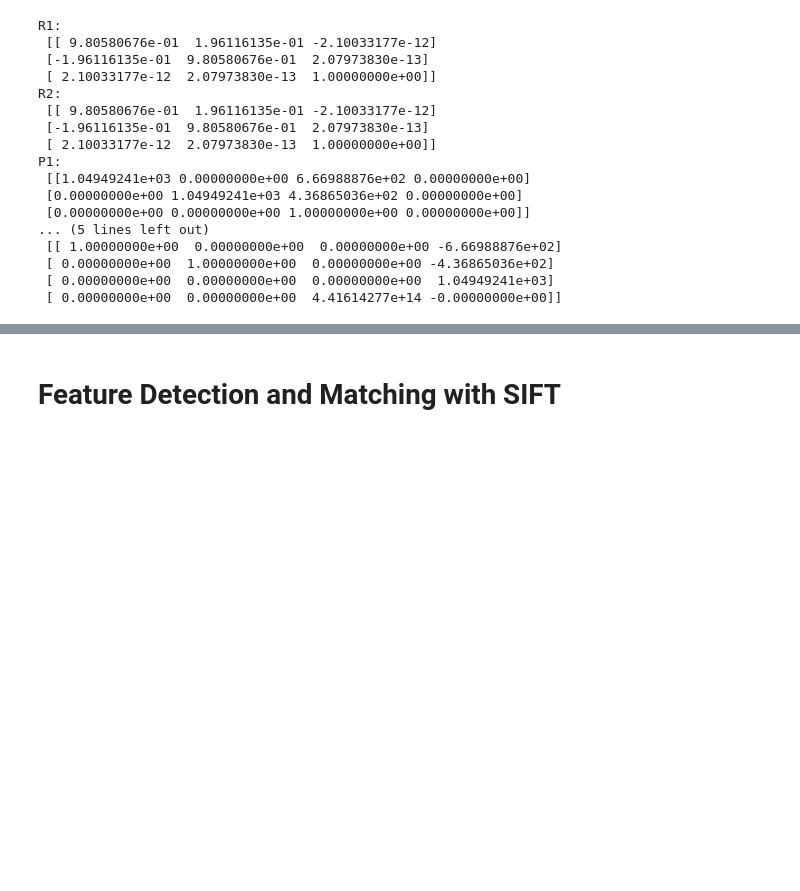
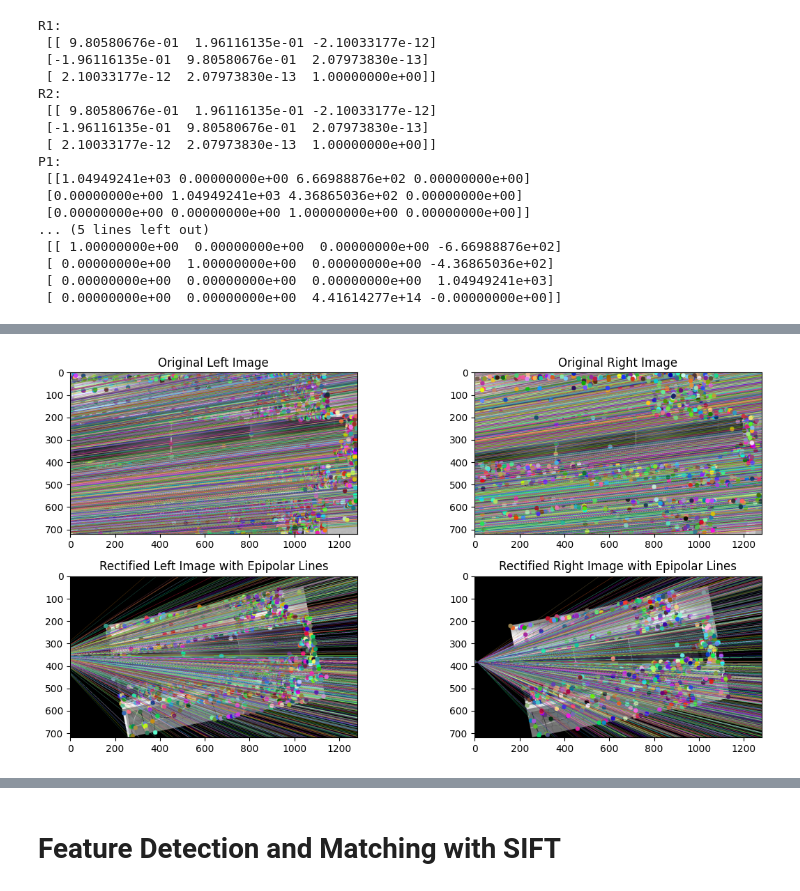
Before and after one commit to rafayaamirgull/stereo_reconstruction_cv, a Jupyter notebook: main.ipynb, the cells around one changed output, grey strips where cells are left out. Cells and saved outputs as stored; diff of their text form; code cells hidden in the pictures; blank space fills up the shorter version.

```diff
--- a/main.ipynb
+++ b/main.ipynb
@@ -440,48 +429,114 @@ colors = cv2.cvtColor(
 # Visualize the reconstructed point cloud using SGBM disparity map
 visualize_point_cloud(points_3D_sgbm, colors, filtered_disparity_norm)
 # %%
-## Tutorial : https://docs.opencv.org/4.x/da/de9/tutorial_py_epipolar_geometry.html
-
 # Use SIFT for feature detection and matching
 sift = cv2.SIFT_create()
 keypoints_left, descriptors_left = sift.detectAndCompute(imgL, None)
 keypoints_right, descriptors_right = sift.detectAndCompute(imgR, None)
 
+
 # FLANN parameters
 FLANN_INDEX_KDTREE = 1
-index_params = dict(algorithm = FLANN_INDEX_KDTREE, trees = 5)
+index_params = dict(algorithm=FLANN_INDEX_KDTREE, trees=5)
 search_params = dict(checks=50)
 
 # Use FLANN-based matcher to find correspondences
-flann = cv2.FlannBasedMatcher(index_params,search_params)
+flann = cv2.FlannBasedMatcher(index_params, search_params)
 matches = flann.knnMatch(descriptors_left, descriptors_right, k=2)
 
 # Filter matches using the Lowe's ratio test
 pts_left = []
 pts_right = []
 
 # ratio test as per Lowe's paper
-for i,(m,n) in enumerate(matches):
-    if m.distance < 0.7*n.distance:
+for i, (m, n) in enumerate(matches):
+    if m.distance < lowe_ratio * n.distance:
         pts_left.append(keypoints_left[m.queryIdx].pt)
         pts_right.append(keypoints_right[m.trainIdx].pt)
 
-
 pts_left = np.int32(pts_left)
 pts_right = np.int32(pts_right)
-F, mask = cv2.findFundamentalMat(pts_left,pts_right,cv2.FM_LMEDS)
+
+left_before_lines = cv2.computeCorrespondEpilines(pts_right.reshape(-1, 1, 2), 2, F)
+left_before_lines = left_before_lines.reshape(-1, 3)
+imgL_before_rec, _ = draw_epilines(imgL, imgR, left_before_lines, pts_left, pts_right)
+
+# Find epilines corresponding to points in left image and
+# drawing its lines on right image
+right_before_lines = cv2.computeCorrespondEpilines(pts_left.reshape(-1, 1, 2), 1, F)
+right_before_lines = right_before_lines.reshape(-1, 3)
+imgR_before_rec, _ = draw_epilines(imgR, imgL, right_before_lines, pts_right, pts_left)
+keypoints_left_rect, descriptors_left_rect = sift.detectAndCompute(imgL_rect, None)
+keypoints_right_rect, descriptors_right_rect = sift.detectAndCompute(imgR_rect, None)
+
+matches_rect = flann.knnMatch(descriptors_left_rect, descriptors_right_rect, k=2)
+
+# Filter matches_rect using the Lowe's ratio test
+pts_left_rect = []
+pts_right_rect = []
+
+# ratio test as per Lowe's paper
+for i, (m, n) in enumerate(matches_rect):
+    if m.distance < lowe_ratio * n.distance:
+        pts_left_rect.append(keypoints_left_rect[m.queryIdx].pt)
+        pts_right_rect.append(keypoints_right_rect[m.trainIdx].pt)
+
+pts_left_rect = np.int32(pts_left_rect)
+pts_right_rect = np.int32(pts_right_rect)
+F_rect, mask = cv2.findFundamentalMat(pts_left_rect, pts_right_rect, cv2.FM_LMEDS)
 
 # We select only inlier points
-pts_left = pts_left[mask.ravel()==1]
-pts_right = pts_right[mask.ravel()==1]
+pts_left_rect = pts_left_rect[mask.ravel() == 1]
+pts_right_rect = pts_right_rect[mask.ravel() == 1]
 
-# Compute the Essential Matrix
-E, mask = cv2.findEssentialMat(pts_left, pts_right, K0, method=cv2.RANSAC, prob=0.999, threshold=1.0)
+# Draw epipolar lines on the rectified images
 
-# Decompose the Essential Matrix to recover R and T
-_, R, T, _ = cv2.recoverPose(E, pts_left, pts_right, K0)
+# Find epilines corresponding to points in right image and
+# drawing its lines on left image
+left_after_lines = cv2.computeCorrespondEpilines(
+    pts_right_rect.reshape(-1, 1, 2), 2, F_rect
+)
+left_after_lines = left_after_lines.reshape(-1, 3)
+imgL_after_rec, _ = draw_epilines(
+    imgL_rect, imgR_rect, left_after_lines, pts_left_rect, pts_right_rect
+)
 
-print("Fundemental Matrix (F):\n", F)
-print("Relative Rotation (R):\n", R)
-print("Relative Translation (T):\n", T)
+# Find epilines corresponding to points in left image and
+# drawing its lines on right image
+right_after_lines = cv2.computeCorrespondEpilines(
+    pts_right_rect.reshape(-1, 1, 2), 1, F_rect
+)
+right_after_lines = right_after_lines.reshape(-1, 3)
+imgR_after_rec, _ = draw_epilines(
+    imgR_rect, imgL_rect, right_after_lines, pts_right_rect, pts_left_rect
+)
+
+# Display the results
+plt.figure(figsize=(12, 6))
+
+plt.subplot(2, 2, 1)
+plt.title("Original Left Image")
+plt.imshow(imgL_before_rec, cmap="gray")
+
+plt.subplot(2, 2, 2)
+plt.title("Original Right Image")
+plt.imshow(imgR_before_rec, cmap="gray")
+
+plt.subplot(2, 2, 3)
+plt.title("Rectified Left Image with Epipolar Lines")
+plt.imshow(imgL_after_rec, cmap="gray")
+
+plt.subplot(2, 2, 4)
+plt.title("Rectified Right Image with Epipolar Lines")
+plt.imshow(imgR_after_rec, cmap="gray")
+
+plt.tight_layout()
+plt.show()
+
+# Save the rectified images
+cv2.imwrite(os.path.join(dataset_name, "left_rectified.jpg"), imgL_rect)
+cv2.imwrite(os.path.join(dataset_name, "right_rectified.jpg"), imgR_rect)
+cv2.imwrite("right_rectified_lines.jpg", imgR_after_rec)
+cv2.imwrite("left_rectified_lines.jpg", imgL_after_rec)
 # %% [output]
+[figure, added]
```
Also changed, not shown: parts of 34 cells of this notebook.
